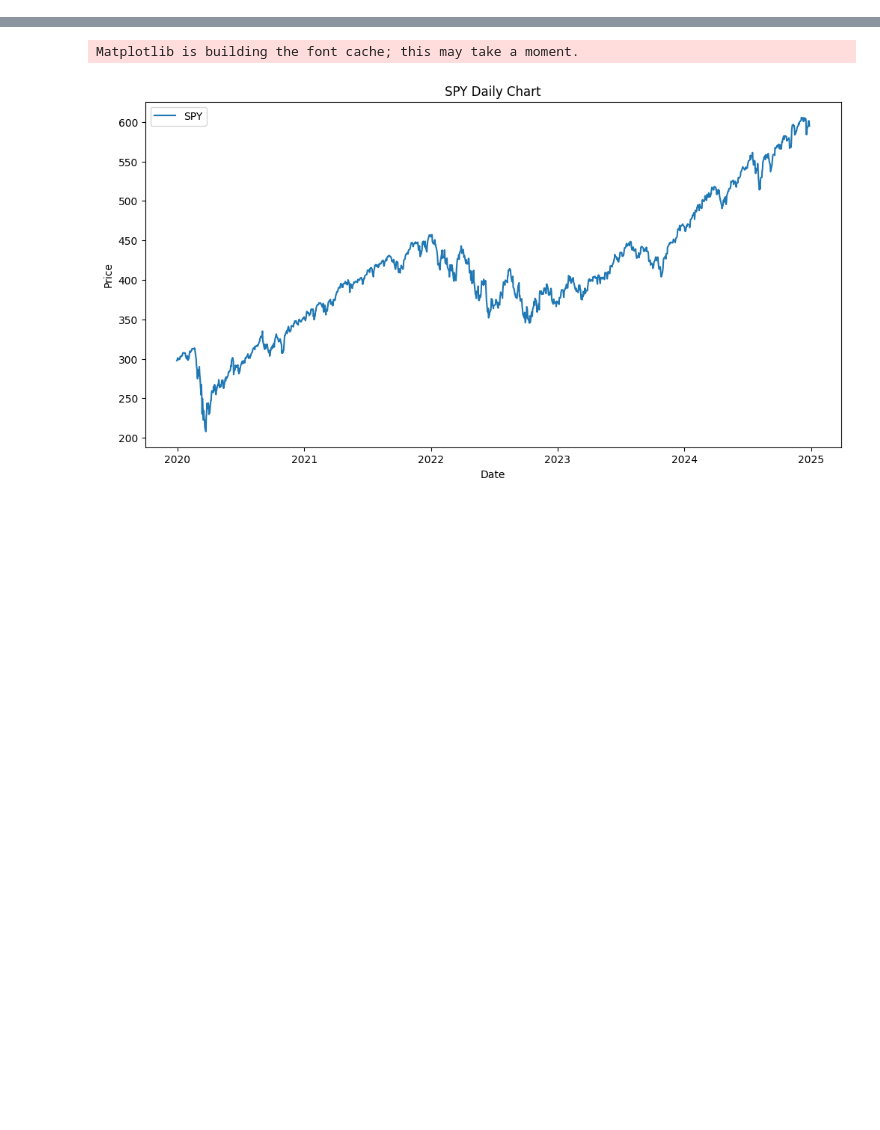
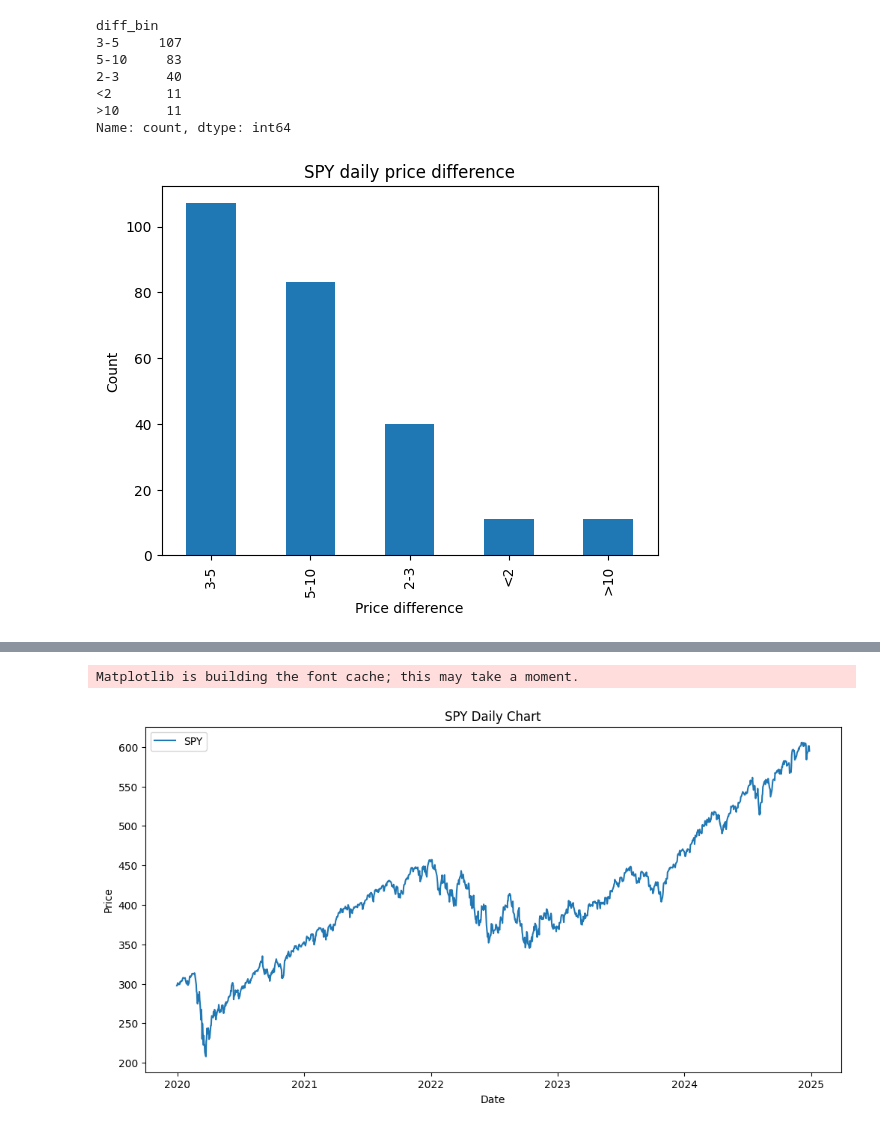
Before and after one commit to fangwangme/Mirror, a Jupyter notebook: notebooks/spy_analysis.ipynb, the cells around one changed output, grey strips where cells are left out. Drawn from its saved outputs; the diff is of its cells as text; code cells hidden in the pictures; blank space fills up the shorter version.

```diff
--- a/notebooks/spy_analysis.ipynb
+++ b/notebooks/spy_analysis.ipynb
@@ -28 +45,21 @@ import pandas as pd
+# %%
+# plot the daily difference between the high and low prices of past year
+# less than 2, 2-3, 3-5, 5-10, more than 10
+
+bins = [0, 2, 3, 5, 10, 100]
+labels = ["<2", "2-3", "3-5", "5-10", ">10"]
+hist["diff_bin"] = pd.cut(hist["diff"], bins=bins, labels=labels)
+
+hist["diff_bin"].value_counts().plot(kind="bar", title="SPY daily price difference", ylabel="Count", xlabel="Price difference")
+# print the count of each bin
+print(hist["diff_bin"].value_counts())
+# %% [output]
+diff_bin
+3-5     107
+5-10     83
+2-3      40
+<2       11
+>10      11
+Name: count, dtype: int64
+[figure, added]
 # %%
```
Also changed, not shown: parts of 3 cells of this notebook, 1 other file.
